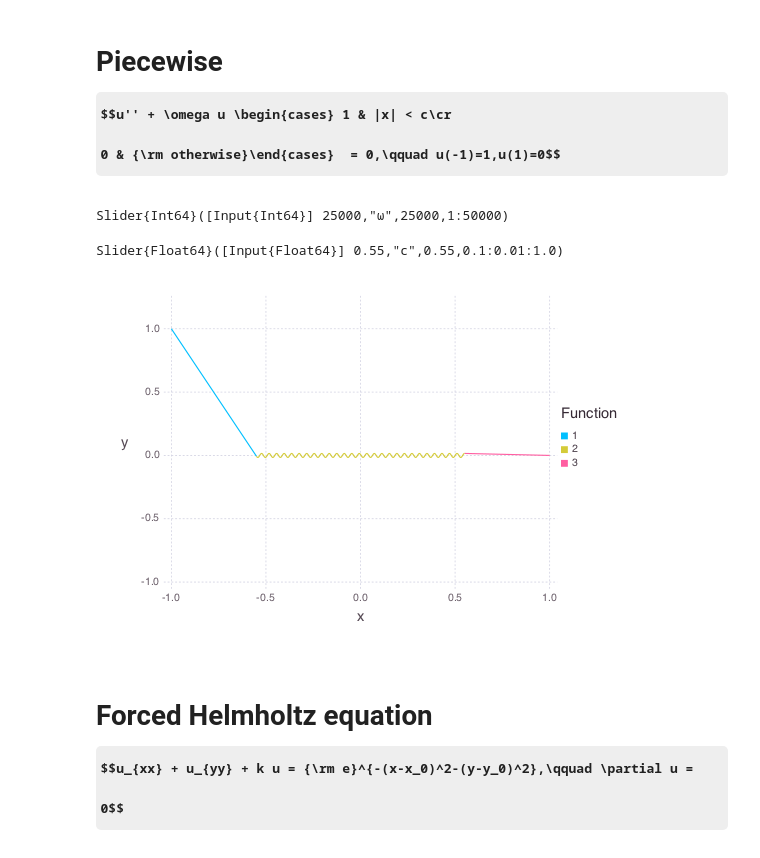
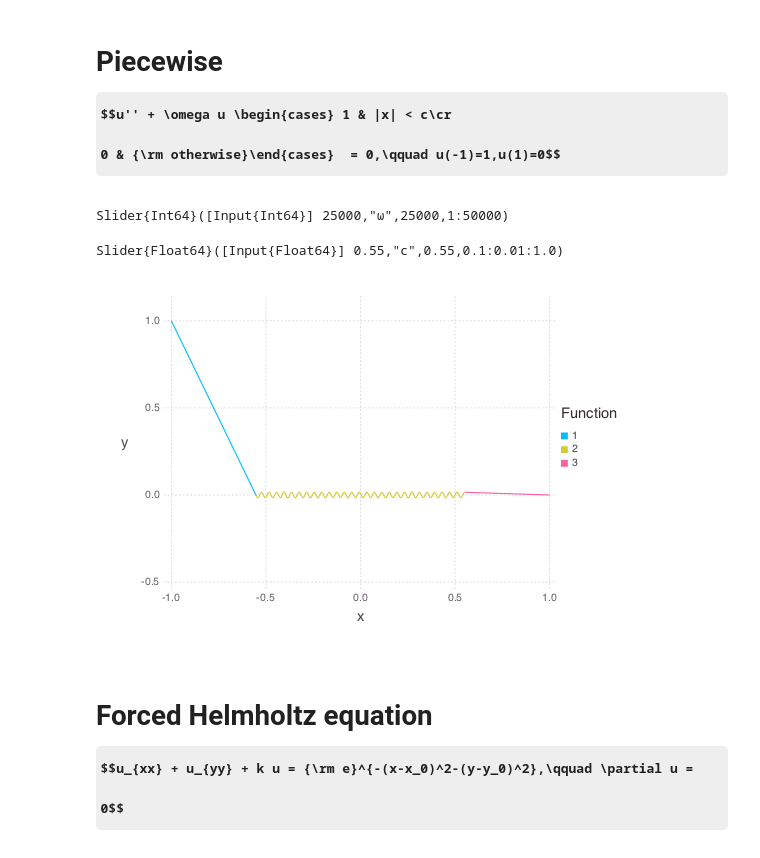
Before and after one commit to JuliaApproximation/ApproxFun.jl, a Jupyter notebook: examples/Manipulate ODEs and PDEs.ipynb, the cells around one changed output. Drawn from its saved outputs; the diff is of its cells as text; code cells hidden in the pictures; some formulas as TeX source.

```diff
--- a/examples/Manipulate ODEs and PDEs.ipynb
+++ b/examples/Manipulate ODEs and PDEs.ipynb
@@ -5,7 +5,7 @@ using ApproxFun, Interact
 # $$u'' + 2u = \cos(\omega t)\qquad u(0)=u'(0)=0$$
 $\omega=\sqrt 2$ is a resonance and the solution grows
 # %%
-t=Fun(identity,[0.,3000.])
+t=Fun(identity,[0.,1000.])
 S=space(t)
 D=Derivative(S)
 B=[ldirichlet(),lneumann()]
@@ -58,15 +58,15 @@ Slider{Float64}([Input{Float64}] 0.2,"ϵ",0.2,0.0005:0.0005:0.4)
 # %%
 @manipulate for ω=1:50000,c=0.1:0.01:1.
     f=Fun([0,1,0,0],[-1.,-c,c,1.])
     S=space(f)
     B=dirichlet(S)
     D=Derivative(S)
-    ApproxFun.plot([B,D^2+ω*f]\[1.,0.];axis=[-1.0,1.2])
+    ApproxFun.plot([B,D^2+ω*f]\[1.,0.];axis=[-0.5,1.1])
 end
 # %% [output]
 Slider{Int64}([Input{Int64}] 25000,"ω",25000,1:50000)
 Slider{Float64}([Input{Float64}] 0.55,"c",0.55,0.1:0.01:1.0)
-[figure, old version]
+[figure, new version]
 # %% [markdown]
 # Forced Helmholtz equation $$u_{xx} + u_{yy} + k u = {\rm e}^{-(x-x_0)^2-(y-y_0)^2},\qquad \partial u = 0$$
 # %%
```
Also changed, not shown: parts of 1 cell of this notebook, 4 other files.
